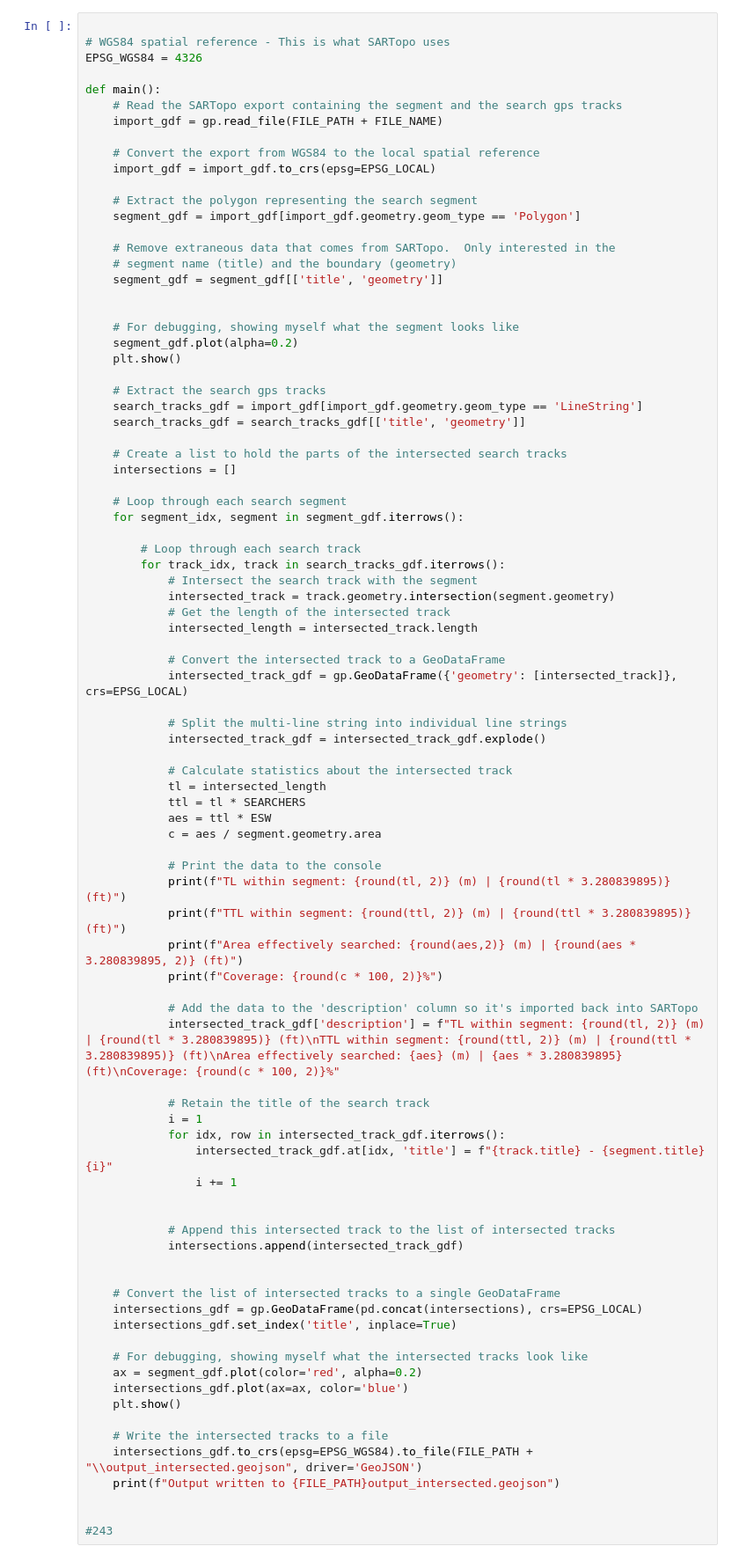
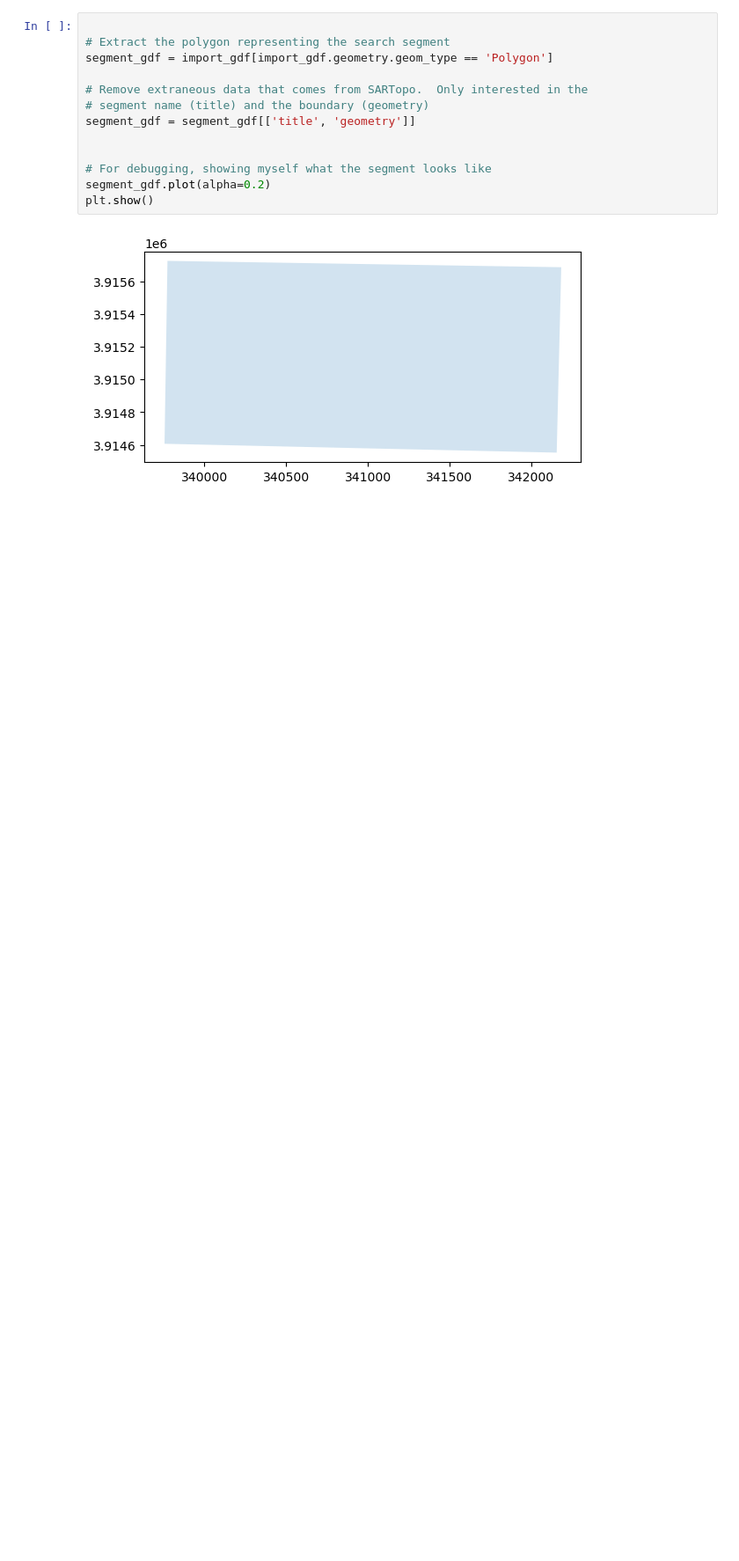
Before and after one commit to osajus/SAR_trim_tracks_within_segment, a Jupyter notebook: trim_tracks.ipynb, the cells around one changed output. Shown: that part at 88% size. Drawn from its saved outputs; the diff is of its cells as text; blank space fills up the shorter version.

```diff
--- a/trim_tracks.ipynb
+++ b/trim_tracks.ipynb
@@ -32,88 +35,15 @@ from shapely.geometry import Point, LineString, Polygon
 # %%
 
-# WGS84 spatial reference - This is what SARTopo uses
-EPSG_WGS84 = 4326
+# Extract the polygon representing the search segment
+segment_gdf = import_gdf[import_gdf.geometry.geom_type == 'Polygon']
 
-def main():
-    # Read the SARTopo export containing the segment and the search gps tracks
-    import_gdf = gp.read_file(FILE_PATH + FILE_NAME)
-
-    # Convert the export from WGS84 to the local spatial reference
-    import_gdf = import_gdf.to_crs(epsg=EPSG_LOCAL)
-
-    # Extract the polygon representing the search segment
-    segment_gdf = import_gdf[import_gdf.geometry.geom_type == 'Polygon']
-
-    # Remove extraneous data that comes from SARTopo.  Only interested in the
-    # segment name (title) and the boundary (geometry)
-    segment_gdf = segment_gdf[['title', 'geometry']]
+# Remove extraneous data that comes from SARTopo.  Only interested in the
+# segment name (title) and the boundary (geometry)
+segment_gdf = segment_gdf[['title', 'geometry']]
 
 
-    # For debugging, showing myself what the segment looks like
-    segment_gdf.plot(alpha=0.2)
-    plt.show()
-
-    # Extract the search gps tracks
-    search_tracks_gdf = import_gdf[import_gdf.geometry.geom_type == 'LineString']
-    search_tracks_gdf = search_tracks_gdf[['title', 'geometry']]
-
-    # Create a list to hold the parts of the intersected search tracks
-    intersections = []
-
-    # Loop through each search segment
-    for segment_idx, segment in segment_gdf.iterrows():
-
-        # Loop through each search track
-        for track_idx, track in search_tracks_gdf.iterrows():
-            # Intersect the search track with the segment
-            intersected_track = track.geometry.intersection(segment.geometry)
-            # Get the length of the intersected track
-            intersected_length = intersected_track.length
-
-            # Convert the intersected track to a GeoDataFrame
-            intersected_track_gdf = gp.GeoDataFrame({'geometry': [intersected_track]}, crs=EPSG_LOCAL)
-
-            # Split the multi-line string into individual line strings
-            intersected_track_gdf = intersected_track_gdf.explode()
-
-            # Calculate statistics about the intersected track
-            tl = intersected_length
-            ttl = tl * SEARCHERS
-            aes = ttl * ESW
-            c = aes / segment.geometry.area
-
-            # Print the data to the console
-            print(f"TL within segment: {round(tl, 2)} (m) | {round(tl * 3.280839895)} (ft)")
-            print(f"TTL within segment: {round(ttl, 2)} (m) | {round(ttl * 3.280839895)} (ft)")
-            print(f"Area effectively searched: {round(aes,2)} (m) | {round(aes * 3.280839895, 2)} (ft)")
-            print(f"Coverage: {round(c * 100, 2)}%")
-
-            # Add the data to the 'description' column so it's imported back into SARTopo
-            intersected_track_gdf['description'] = f"TL within segment: {round(tl, 2)} (m) | {round(tl * 3.280839895)} (ft)\nTTL within segment: {round(ttl, 2)} (m) | {round(ttl * 3.280839895)} (ft)\nArea effectively searched: {aes} (m) | {aes * 3.280839895} (ft)\nCoverage: {round(c * 100, 2)}%"
-
-            # Retain the title of the search track
-            i = 1
-            for idx, row in intersected_track_gdf.iterrows():
-                intersected_track_gdf.at[idx, 'title'] = f"{track.title} - {segment.title}{i}"
-                i += 1
-
-
-            # Append this intersected track to the list of intersected tracks
-            intersections.append(intersected_track_gdf)
-
-
-    # Convert the list of intersected tracks to a single GeoDataFrame
-    intersections_gdf = gp.GeoDataFrame(pd.concat(intersections), crs=EPSG_LOCAL)
-    intersections_gdf.set_index('title', inplace=True)
-
-    # For debugging, showing myself what the intersected tracks look like
-    ax = segment_gdf.plot(color='red', alpha=0.2)
-    intersections_gdf.plot(ax=ax, color='blue')
-    plt.show()
-
-    # Write the intersected tracks to a file
-    intersections_gdf.to_crs(epsg=EPSG_WGS84).to_file(FILE_PATH + "\\output_intersected.geojson", driver='GeoJSON')
-    print(f"Output written to {FILE_PATH}output_intersected.geojson")
-
-
-#243
+# For debugging, showing myself what the segment looks like
+segment_gdf.plot(alpha=0.2)
+plt.show()
+# %% [output]
+[figure, added]
```
Also changed, not shown: parts of 7 cells of this notebook, 1 other file.
